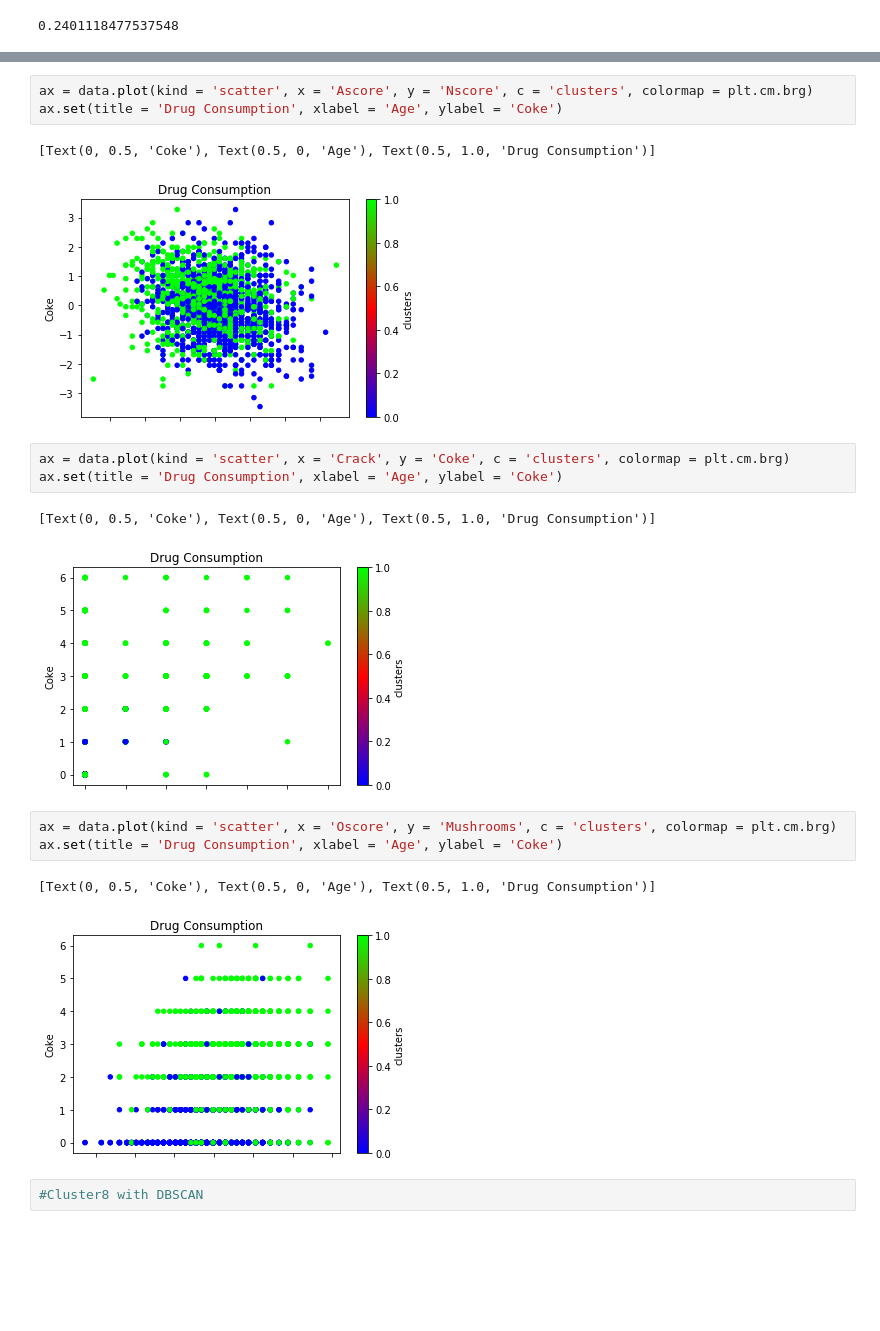
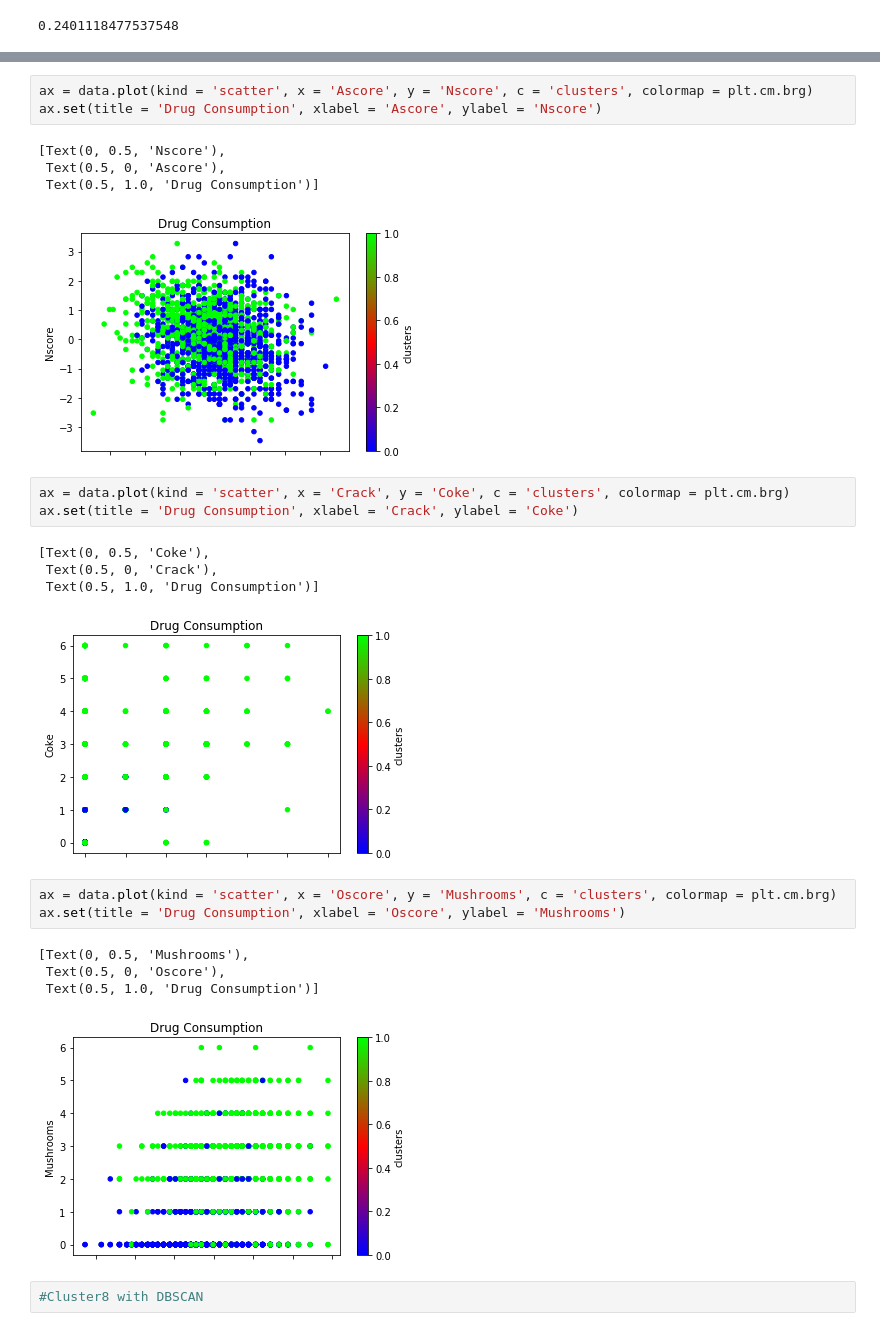
Before and after one commit to ManasaK33/drug-consumption, a Jupyter notebook: Clustering.ipynb, the cells around one changed output, grey strips where cells are left out. Drawn from its saved outputs; the diff is of its cells as text; blank space fills up the shorter version.

```diff
--- a/Clustering.ipynb
+++ b/Clustering.ipynb
@@ -716,22 +768,28 @@ ax.set(title = 'Drug Consumption', xlabel = 'Age', ylabel = 'Coke')
 [figure]
 # %%
 ax = data.plot(kind = 'scatter', x = 'Ascore', y = 'Nscore', c = 'clusters', colormap = plt.cm.brg)
-ax.set(title = 'Drug Consumption', xlabel = 'Age', ylabel = 'Coke')
+ax.set(title = 'Drug Consumption', xlabel = 'Ascore', ylabel = 'Nscore')
 # %% [output]
-[Text(0, 0.5, 'Coke'), Text(0.5, 0, 'Age'), Text(0.5, 1.0, 'Drug Consumption')]
+[Text(0, 0.5, 'Nscore'),
+ Text(0.5, 0, 'Ascore'),
+ Text(0.5, 1.0, 'Drug Consumption')]
-[figure, old version]
+[figure, new version]
 # %%
 ax = data.plot(kind = 'scatter', x = 'Crack', y = 'Coke', c = 'clusters', colormap = plt.cm.brg)
-ax.set(title = 'Drug Consumption', xlabel = 'Age', ylabel = 'Coke')
+ax.set(title = 'Drug Consumption', xlabel = 'Crack', ylabel = 'Coke')
 # %% [output]
-[Text(0, 0.5, 'Coke'), Text(0.5, 0, 'Age'), Text(0.5, 1.0, 'Drug Consumption')]
+[Text(0, 0.5, 'Coke'),
+ Text(0.5, 0, 'Crack'),
+ Text(0.5, 1.0, 'Drug Consumption')]
 [figure]
 # %%
 ax = data.plot(kind = 'scatter', x = 'Oscore', y = 'Mushrooms', c = 'clusters', colormap = plt.cm.brg)
-ax.set(title = 'Drug Consumption', xlabel = 'Age', ylabel = 'Coke')
+ax.set(title = 'Drug Consumption', xlabel = 'Oscore', ylabel = 'Mushrooms')
 # %% [output]
-[Text(0, 0.5, 'Coke'), Text(0.5, 0, 'Age'), Text(0.5, 1.0, 'Drug Consumption')]
+[Text(0, 0.5, 'Mushrooms'),
+ Text(0.5, 0, 'Oscore'),
+ Text(0.5, 1.0, 'Drug Consumption')]
-[figure, old version]
+[figure, new version]
 # %%
 #Cluster8 with DBSCAN
 # %%
```
Also changed, not shown: parts of 26 cells of this notebook.
